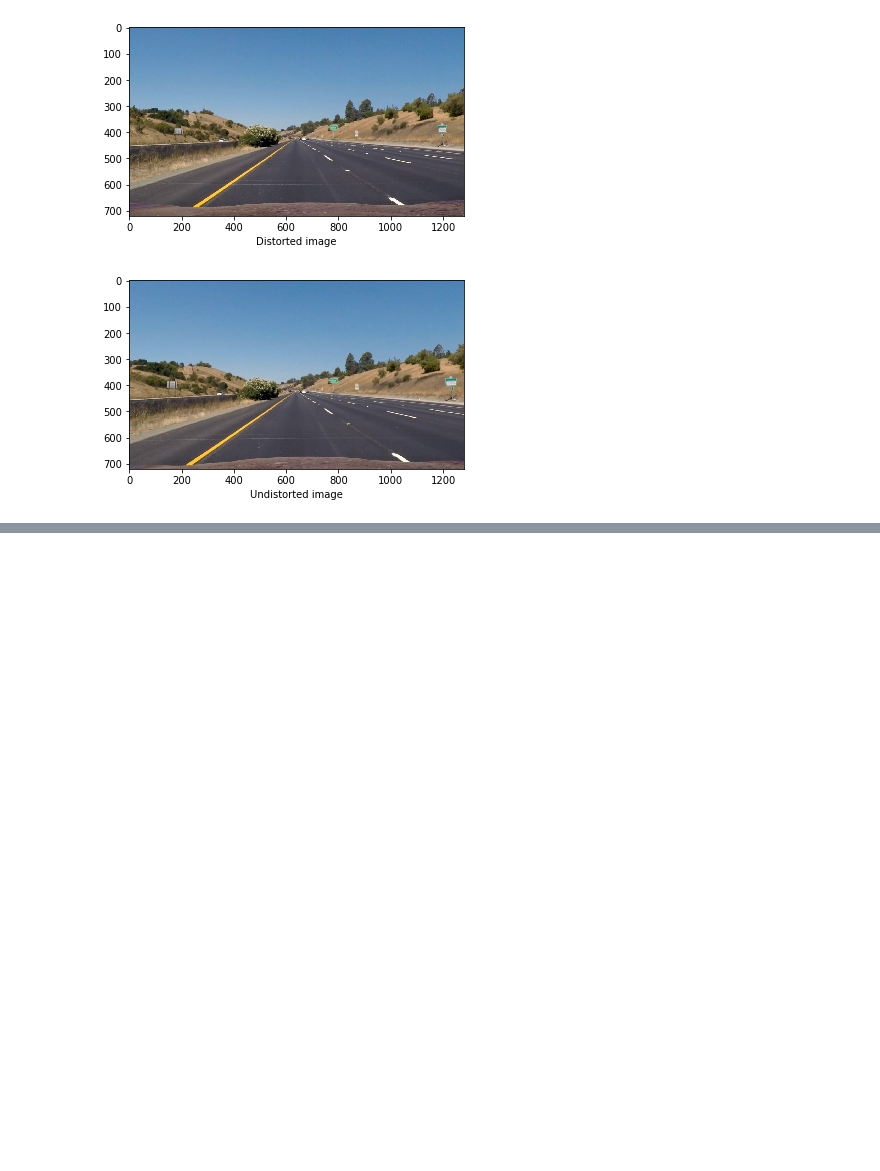
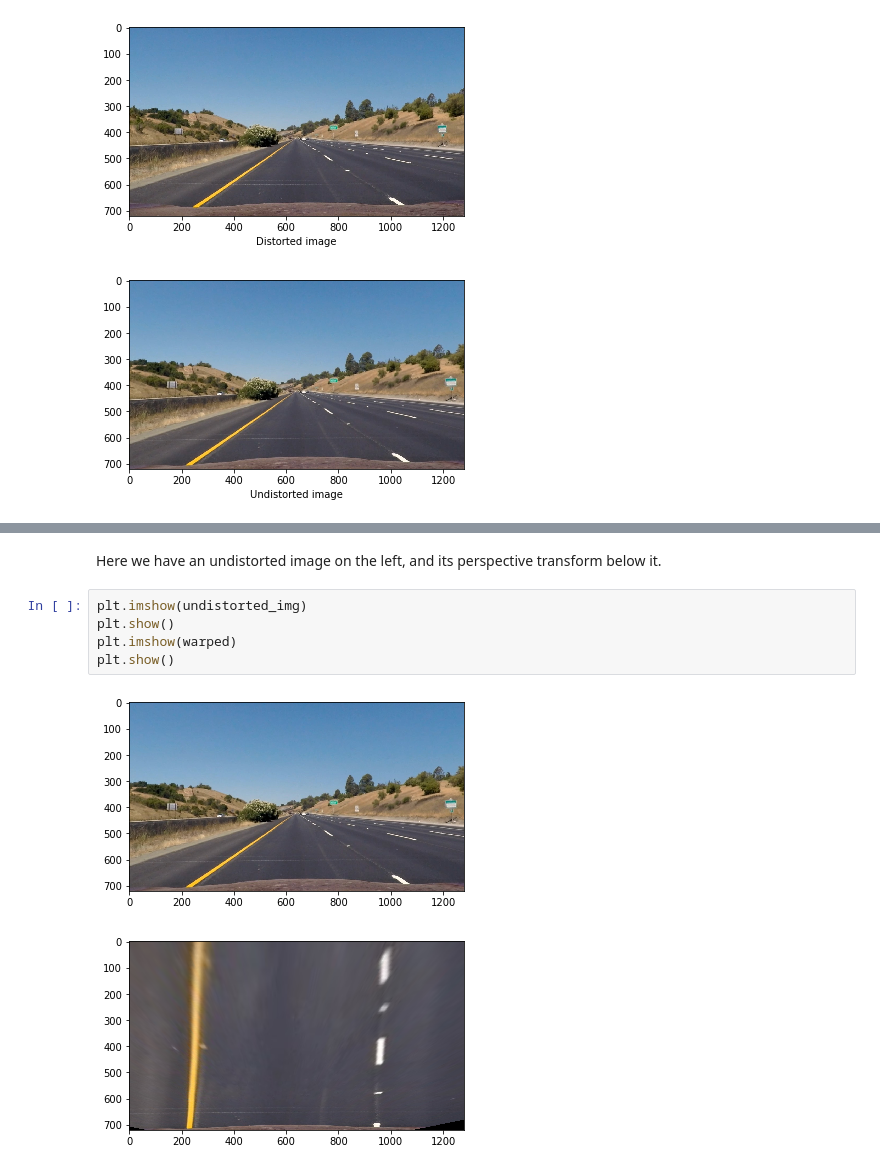
Before and after one commit to redwanrant/Advanced-Lane-Lines, a Jupyter notebook: lane_lines.ipynb, the cells around one changed output, grey strips where cells are left out. Cells and saved outputs as stored; diff of their text form; blank space fills up the shorter version.

```diff
--- a/lane_lines.ipynb
+++ b/lane_lines.ipynb
@@ -65,0 +93,10 @@ plt.show()
+# %% [markdown]
+Here we have an undistorted image on the left, and its perspective transform below it.
+# %%
+plt.imshow(undistorted_img)
+plt.show()
+plt.imshow(warped)
+plt.show()
+# %% [output]
+[figure, added]
+[figure, added]
```
Also changed, not shown: parts of 2 cells of this notebook.
